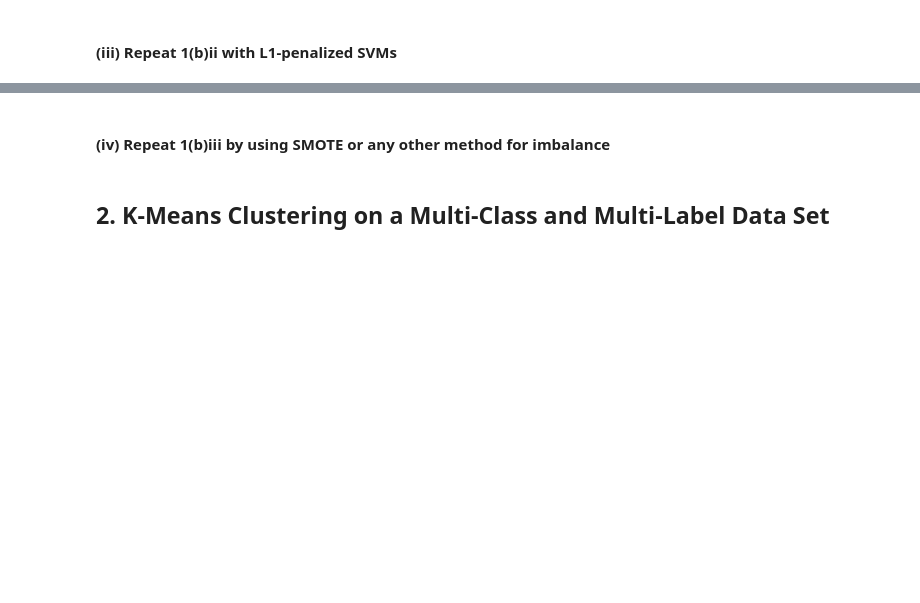
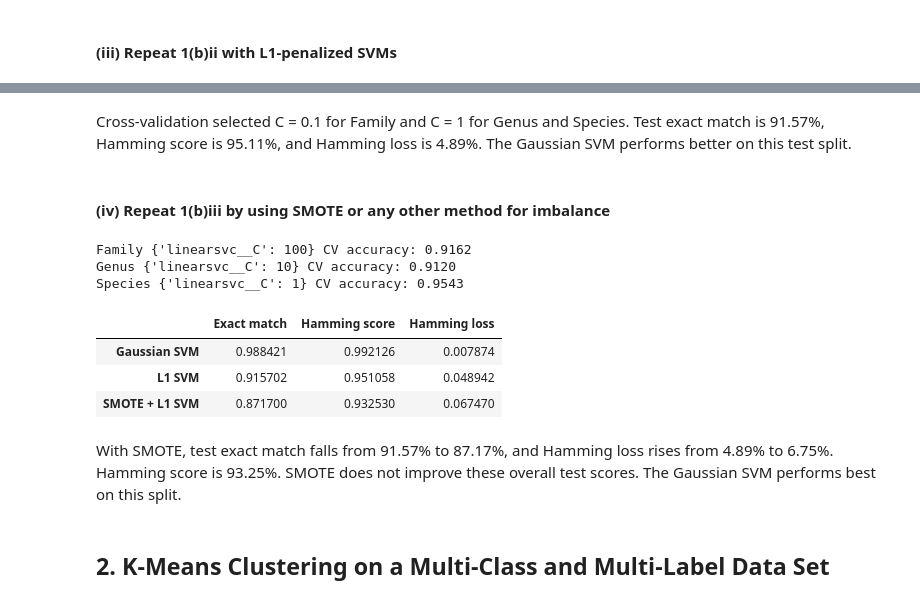
Before and after one commit to Ryan6546ea/DSCI552-HW7, a Jupyter notebook: notebook/Chen_Sian_HW7.ipynb, the cells around one changed output, grey strips where cells are left out. Cells and saved outputs as stored; diff of their text form; code cells hidden in the pictures; blank space fills up the shorter version.

```diff
--- a/notebook/Chen_Sian_HW7.ipynb
+++ b/notebook/Chen_Sian_HW7.ipynb
@@ -13,5 +28,9 @@ Import packages
 # %% [markdown]
 ### (a) Download the Anuran Calls (MFCCs) Data Set
+# %%
+data = pd.read_csv("../data/Frogs_MFCCs.csv")
+train_data = data.sample(frac=0.7, random_state=42)
+test_data = data.drop(train_data.index)
 # %% [markdown]
 ### (b) Train a classifier for each label
 # %% [markdown]
@@ -23,5 +126,44 @@ Import packages
+# %% [markdown]
+Cross-validation selected C = 0.1 for Family and C = 1 for Genus and Species. Test exact match is 91.57%, Hamming score is 95.11%, and Hamming loss is 4.89%. The Gaussian SVM performs better on this test split.
 # %% [markdown]
 #### (iv) Repeat 1(b)iii by using SMOTE or any other method for imbalance
+# %%
+smote_pred = pd.DataFrame(index=test_data.index)
+
+for label in labels:
+    # Scale and resample within each training fold.
+    model = make_imb_pipeline(
+        StandardScaler(),
+        SMOTE(random_state=42),
+        LinearSVC(
+            penalty="l1", dual=False,
+            max_iter=50000, random_state=42
+        )
+    )
+    search = GridSearchCV(
+        model, {"linearsvc__C": C_values},
+        scoring="accuracy", cv=cv, n_jobs=4
+    ).fit(X_train, train_data[label])
+
+    smote_pred[label] = search.predict(X_test)
+    print(label, search.best_params_,
+          f"CV accuracy: {search.best_score_:.4f}")
+
+smote_result = evaluate(smote_pred)
+pd.DataFrame(
+    [rbf_result, l1_result, smote_result],
+    index=["Gaussian SVM", "L1 SVM", "SMOTE + L1 SVM"]
+)
+# %% [output]
+Family {'linearsvc__C': 100} CV accuracy: 0.9162
+Genus {'linearsvc__C': 10} CV accuracy: 0.9120
+Species {'linearsvc__C': 1} CV accuracy: 0.9543
+|  | Exact match | Hamming score | Hamming loss |
+| Gaussian SVM | 0.988421 | 0.992126 | 0.007874 |
+| L1 SVM | 0.915702 | 0.951058 | 0.048942 |
+| SMOTE + L1 SVM | 0.871700 | 0.932530 | 0.067470 |
+# %% [markdown]
+With SMOTE, test exact match falls from 91.57% to 87.17%, and Hamming loss rises from 4.89% to 6.75%. Hamming score is 93.25%. SMOTE does not improve these overall test scores. The Gaussian SVM performs best on this split.
 # %% [markdown]
 ## 2. K-Means Clustering on a Multi-Class and Multi-Label Data Set
 # %% [markdown]
```
Also changed, not shown: parts of 15 cells of this notebook, 1 other file.
